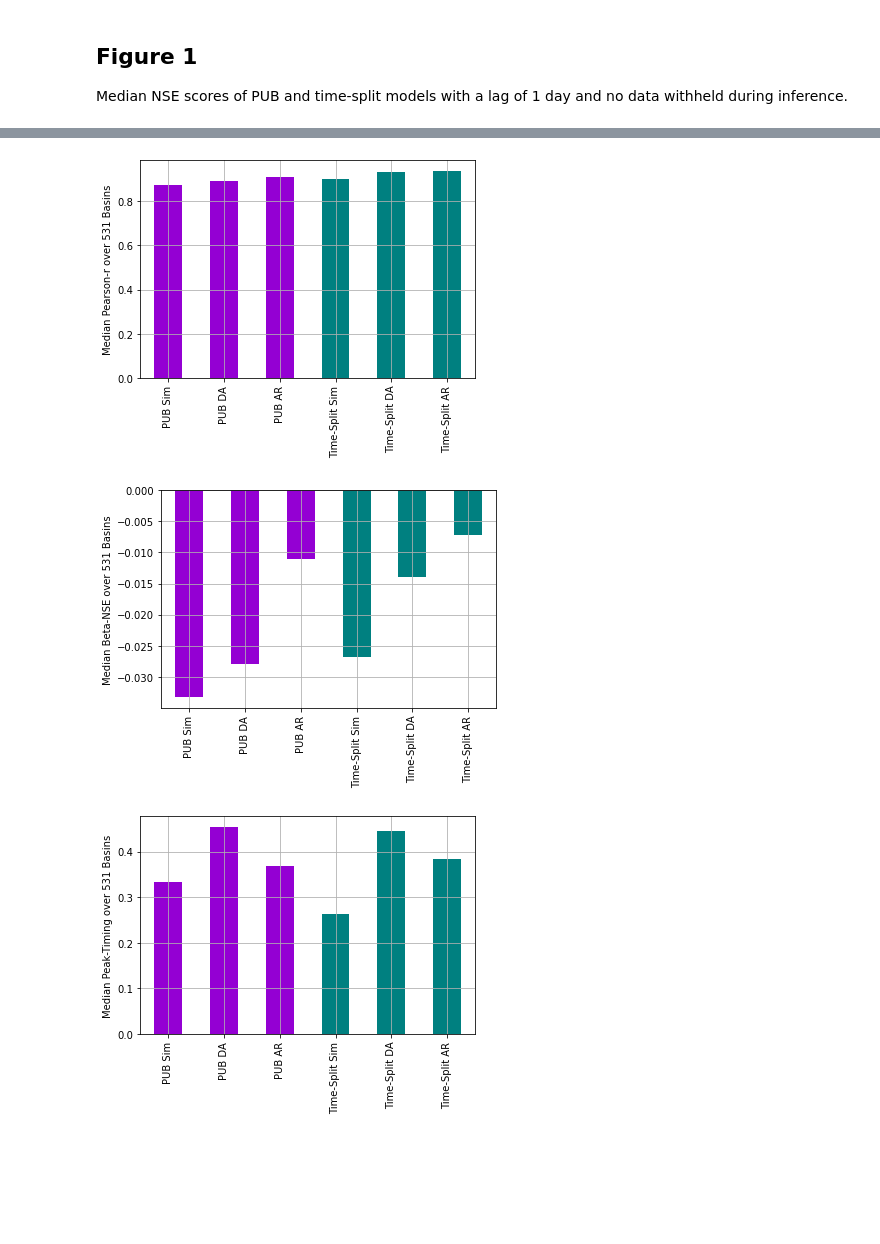
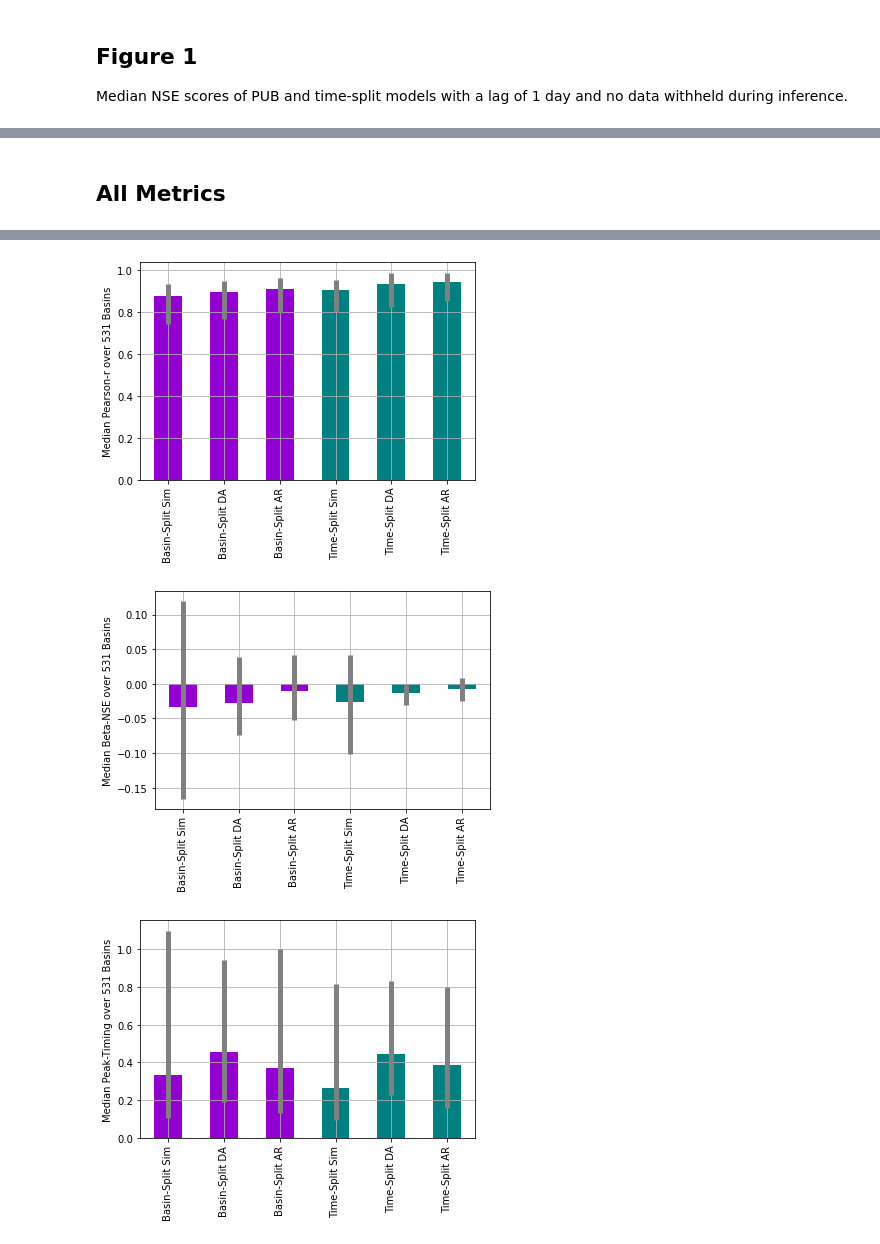
Before and after one commit to grey-nearing/lstm-data-assimilation, a Jupyter notebook: analysis_pub.ipynb, the cells around one changed output, grey strips where cells are left out. Cells and saved outputs as stored; diff of their text form; code cells hidden in the pictures; blank space fills up the shorter version.

```diff
--- a/analysis_pub.ipynb
+++ b/analysis_pub.ipynb
@@ -258,0 +328,30 @@ def _model_to_color(model: str) -> str:
+# %%
+metric = 'NSE'
+comparison_index = ['Basin-Split Sim', 'Basin-Split DA', 'Basin-Split AR', 'Time-Split Sim', 'Time-Split DA', 'Time-Split AR']
+
+plotdata = pd.DataFrame(index=basins, columns=comparison_index)
+plotdata['Basin-Split Sim'] = pub_sim[metric]
+plotdata['Basin-Split DA'] = pub_da[metric]
+plotdata['Basin-Split AR'] = pub_ar[metric]
+plotdata['Time-Split Sim'] = time_sim[metric]
+plotdata['Time-Split DA'] = time_da[metric][(0.00, 1, 0)]
+plotdata['Time-Split AR'] = time_ar[metric][(0.00, 0.00, 1, 0)]
+
+color_mapping = [_model_to_color(model) for model in comparison_index]
+
+fig, axes = plt.subplots(1, 2, figsize=(15,6))
+
+axes[0].bar(plotdata.columns, plotdata.median().values, color=color_mapping)
+axes[0].vlines(plotdata.columns, plotdata.quantile(0.10), plotdata.quantile(0.90), color='grey', lw=5)
+axes[0].grid()
+axes[0].set_ylabel(f'Median {metric} over 531 Basins')
+axes[0].set_xticklabels(plotdata.columns, rotation=90)
+
+for col in plotdata.columns:
+    _plot_cdf(scores=plotdata[col], ax=axes[1], label=col,
+    xlabel=metric, xlim=[0,1], color=_model_to_color(col), ls=_model_to_linestyle(col))
+axes[1].grid()
+axes[1].set_ylabel(f'Fraction of Basins')
+
+plot_file_name = f"./results/plots/figure4_pub_nse.png"
+plt.savefig(plot_file_name)
@@ -259,14 +360,16 @@ def _model_to_color(model: str) -> str:
+# %% [markdown]
+## All Metrics
 # %%
-comparison_index = ['PUB Sim', 'PUB DA', 'PUB AR', 'Time-Split Sim', 'Time-Split DA', 'Time-Split AR']
+comparison_index = ['Basin-Split Sim', 'Basin-Split DA', 'Basin-Split AR', 'Time-Split Sim', 'Time-Split DA', 'Time-Split AR']
 
 for metric in metrics_list:
 
     fig = plt.figure()
 
     plotdata = pd.DataFrame(index=basins, columns=comparison_index)
-    plotdata['PUB Sim'] = pub_sim[metric]
-    plotdata['PUB DA'] = pub_da[metric]
-    plotdata['PUB AR'] = pub_ar[metric]
+    plotdata['Basin-Split Sim'] = pub_sim[metric]
+    plotdata['Basin-Split DA'] = pub_da[metric]
+    plotdata['Basin-Split AR'] = pub_ar[metric]
     plotdata['Time-Split Sim'] = time_sim[metric]
     plotdata['Time-Split DA'] = time_da[metric][(0.00, 1, 0)]
     plotdata['Time-Split AR'] = time_ar[metric][(0.00, 0.00, 1, 0)]
@@ -275,7 +378,7 @@ for metric in metrics_list:
     color_mapping = [_model_to_color(model) for model in comparison_index]
     plotdata.median().plot.bar(color=color_mapping)
     # plt.errorbar(plotdata.columns, plotdata.median(), yerr=plotdata.std(), fmt='.', c='k', label='1 \sigma')
-    # plt.vlines(plotdata.columns, plotdata.quantile(0.10), plotdata.quantile(0.90), color='grey', lw=5)
+    plt.vlines(plotdata.columns, plotdata.quantile(0.10), plotdata.quantile(0.90), color='grey', lw=5)
     plt.grid()
     # plt.ylim([0,1])
     plt.ylabel(f'Median {metric} over 531 Basins')
@@ -289,3 +392,3 @@ for metric in metrics_list:
-[figure, old version]
+[figure, new version]
-[figure, old version]
+[figure, new version]
-[figure, old version]
+[figure, new version]
```
Also changed, not shown: parts of 9 cells of this notebook, 17 other files.
